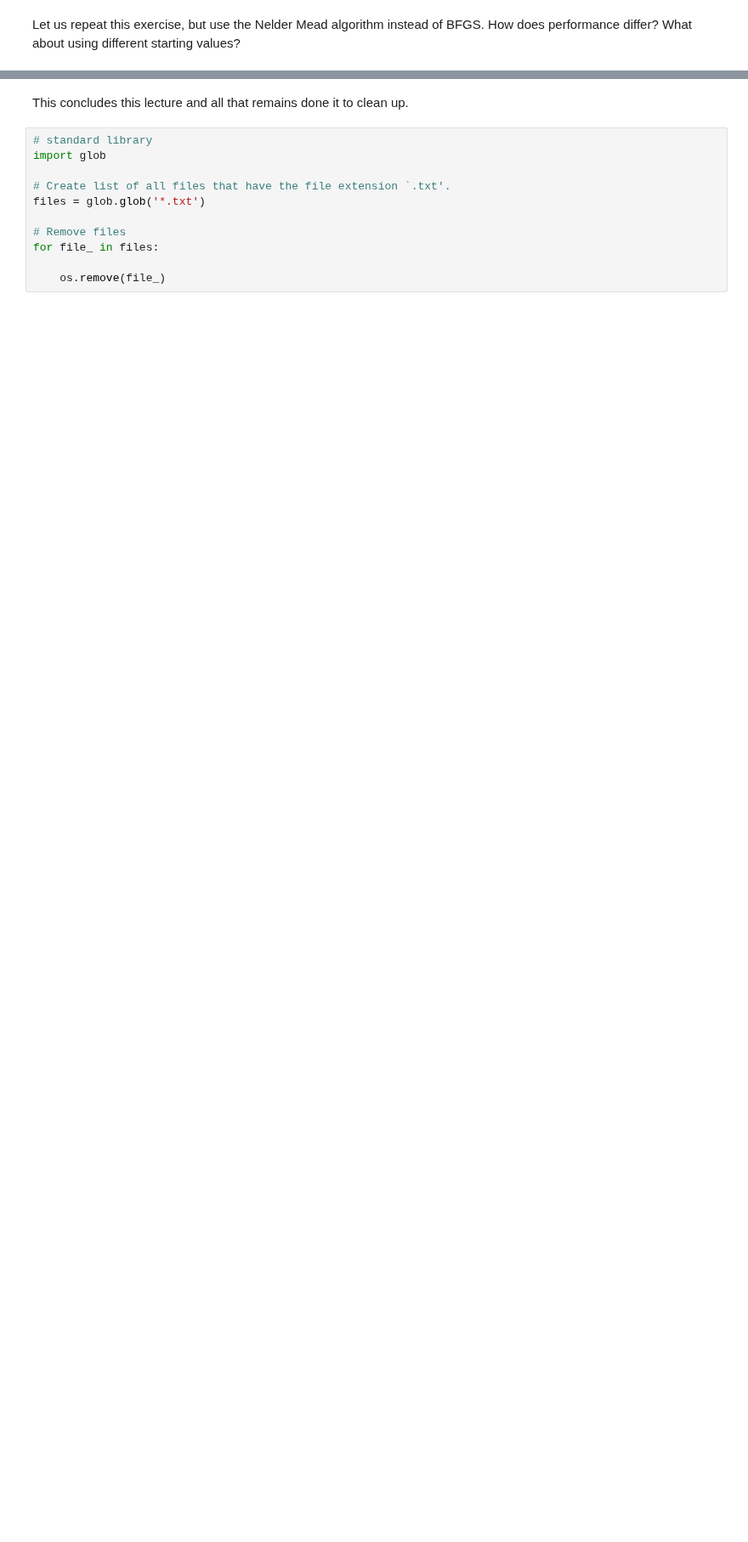
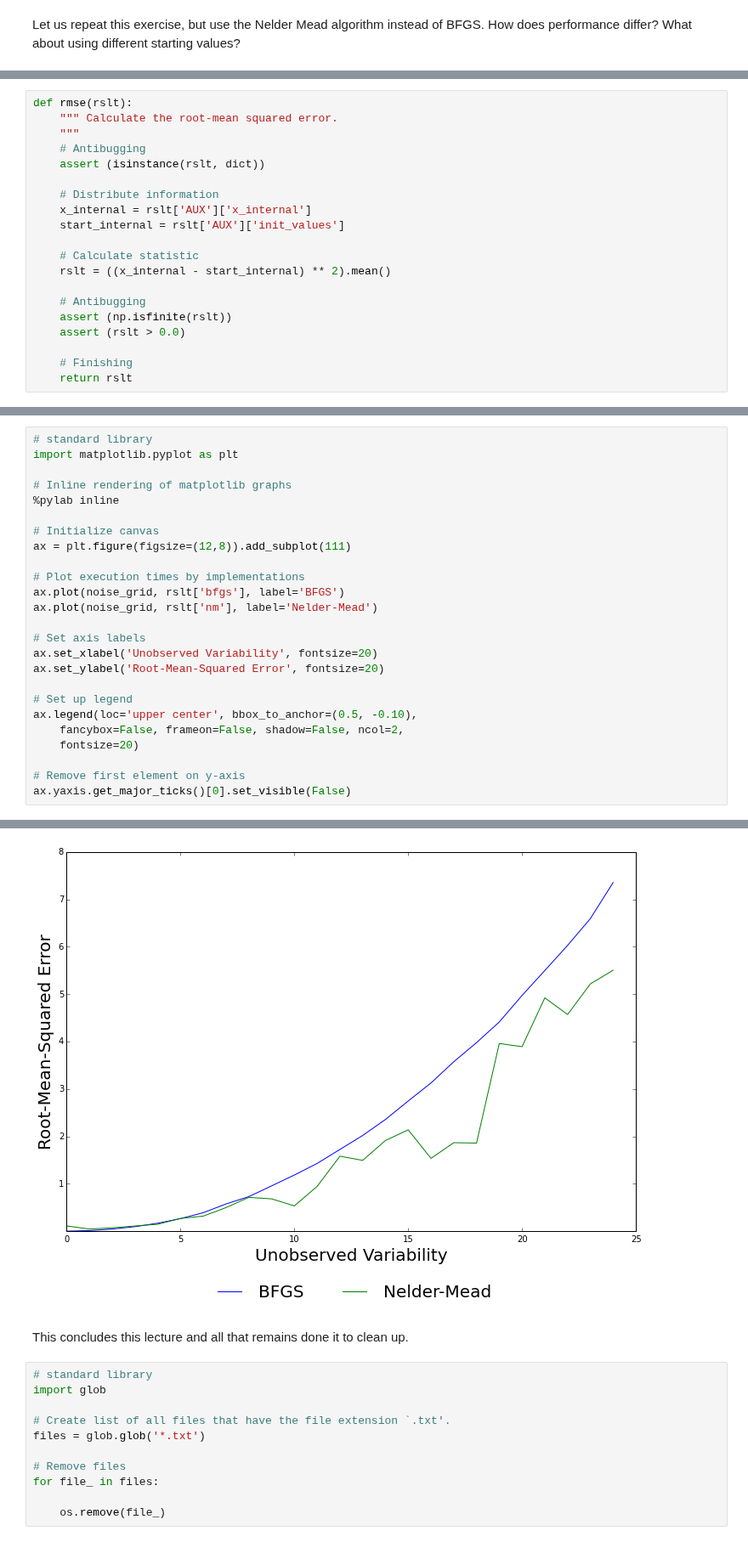
Before and after one commit to snowdj/course, a Jupyter notebook: lectures/economic_models/generalized_roy/package/lecture.ipynb, the cells around one changed output, grey strips where cells are left out. Shown at 85% size. Cells and saved outputs as stored; diff of their text form; blank space fills up the shorter version.

```diff
--- a/lectures/economic_models/generalized_roy/package/lecture.ipynb
+++ b/lectures/economic_models/generalized_roy/package/lecture.ipynb
@@ -268,0 +300,20 @@ Let us repeat this exercise, but use the Nelder Mead algorithm instead of BFGS.
+# %%
+def rmse(rslt):
+    """ Calculate the root-mean squared error.
+    """
+    # Antibugging
+    assert (isinstance(rslt, dict))
+
+    # Distribute information
+    x_internal = rslt['AUX']['x_internal']
+    start_internal = rslt['AUX']['init_values']
+
+    # Calculate statistic
+    rslt = ((x_internal - start_internal) ** 2).mean()
+
+    # Antibugging
+    assert (np.isfinite(rslt))
+    assert (rslt > 0.0)
+
+    # Finishing
+    return rslt
@@ -268,0 +359,26 @@ Let us repeat this exercise, but use the Nelder Mead algorithm instead of BFGS.
+# %%
+# standard library
+import matplotlib.pyplot as plt
+
+# Inline rendering of matplotlib graphs
+%pylab inline
+
+# Initialize canvas
+ax = plt.figure(figsize=(12,8)).add_subplot(111)
+
+# Plot execution times by implementations
+ax.plot(noise_grid, rslt['bfgs'], label='BFGS')
+ax.plot(noise_grid, rslt['nm'], label='Nelder-Mead')
+
+# Set axis labels
+ax.set_xlabel('Unobserved Variability', fontsize=20)
+ax.set_ylabel('Root-Mean-Squared Error', fontsize=20)
+
+# Set up legend
+ax.legend(loc='upper center', bbox_to_anchor=(0.5, -0.10),
+    fancybox=False, frameon=False, shadow=False, ncol=2,
+    fontsize=20)
+
+# Remove first element on y-axis
+ax.yaxis.get_major_ticks()[0].set_visible(False)
+# %% [output]
@@ -269,3 +386,4 @@ Let us repeat this exercise, but use the Nelder Mead algorithm instead of BFGS.
+[figure, added]
 # %% [markdown]
 This concludes this lecture and all that remains done it to clean up.
 # %%
```
Also changed, not shown: parts of 9 cells of this notebook, 3 other files.
